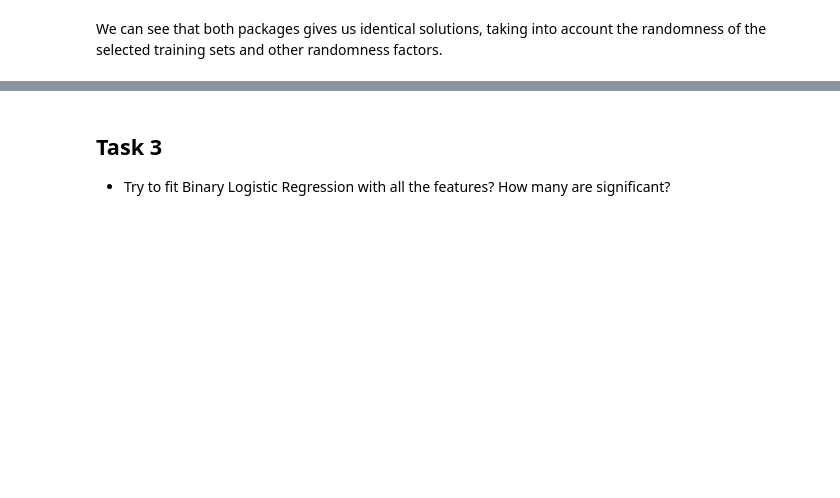
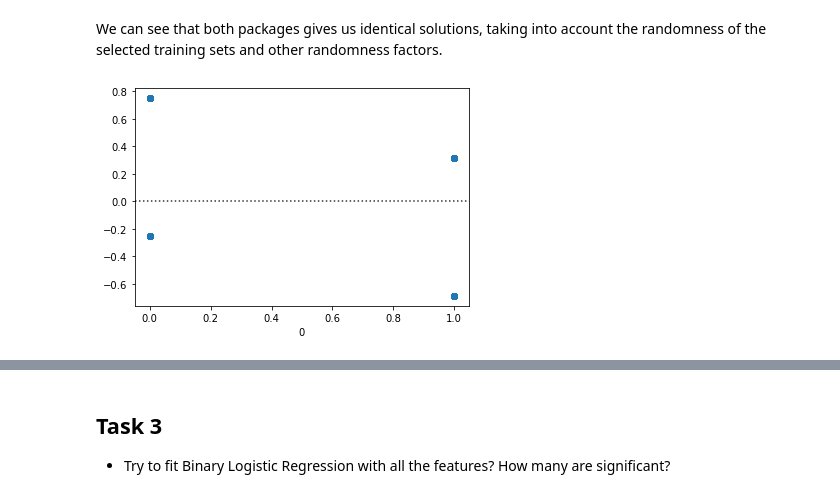
Before and after one commit to mathphilippe/DS_auticon_week_4, a Jupyter notebook: logistic_regression_exercise.ipynb, the cells around one changed output, grey strips where cells are left out. Drawn from its saved outputs; the diff is of its cells as text; code cells hidden in the pictures; blank space fills up the shorter version.

```diff
--- a/logistic_regression_exercise.ipynb
+++ b/logistic_regression_exercise.ipynb
@@ -137,2 +138,7 @@ metrics.accuracy_score(y_test, y_pred2)
 # %% [markdown]
 We can see that both packages gives us identical solutions, taking into account the randomness of the selected training sets and other randomness factors.
+# %%
+sns.residplot(y_test, y_pred)
+plt.show()
+# %% [output]
+[figure, added]
```
Also changed, not shown: parts of 21 cells of this notebook.
